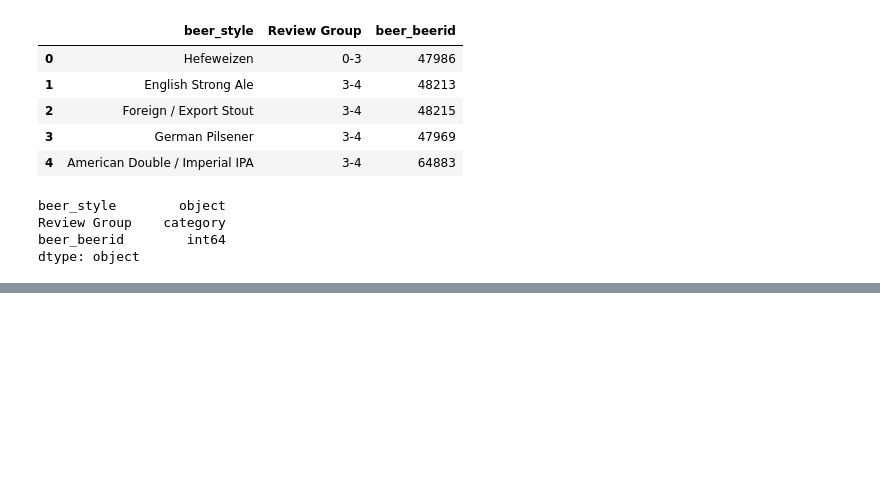
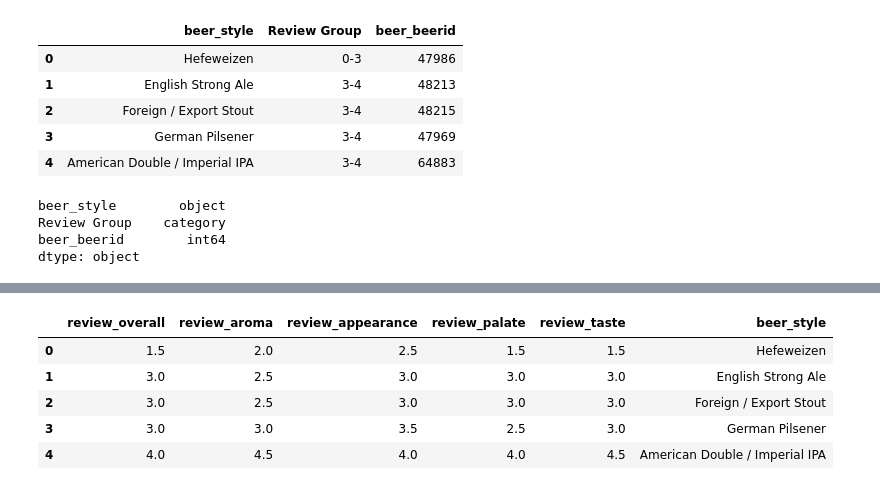
Before and after one commit to RobStewartJr/Project1, a Jupyter notebook: Untitled.ipynb, the cells around one changed output, grey strips where cells are left out. Drawn from its saved outputs; the diff is of its cells as text; code cells hidden in the pictures; blank space fills up the shorter version.

```diff
--- a/Untitled.ipynb
+++ b/Untitled.ipynb
@@ -177,0 +224,10 @@ beer_style_bin
+# %%
+beer_pd_chart_use=beer_pd[["review_overall","review_aroma","review_appearance","review_palate","review_taste","beer_style"]]
+beer_pd_chart_use.head()
+# %% [output]
+|  | review_overall | review_aroma | review_appearance | review_palate | review_taste | beer_style |
+| 0 | 1.5 | 2.0 | 2.5 | 1.5 | 1.5 | Hefeweizen |
+| 1 | 3.0 | 2.5 | 3.0 | 3.0 | 3.0 | English Strong Ale |
+| 2 | 3.0 | 2.5 | 3.0 | 3.0 | 3.0 | Foreign / Export Stout |
+| 3 | 3.0 | 3.0 | 3.5 | 2.5 | 3.0 | German Pilsener |
+| 4 | 4.0 | 4.5 | 4.0 | 4.0 | 4.5 | American Double / Imperial IPA |
```
Also changed, not shown: parts of 7 cells of this notebook.
